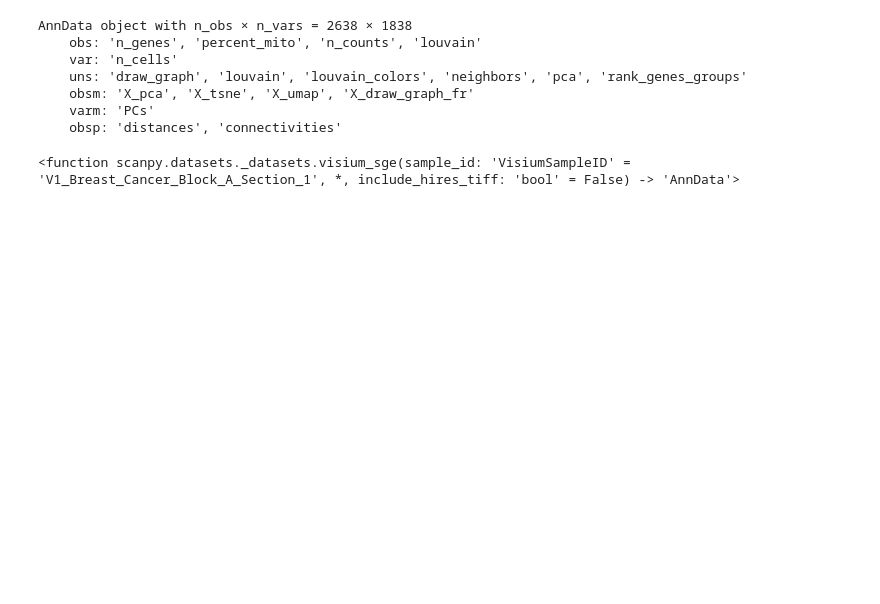
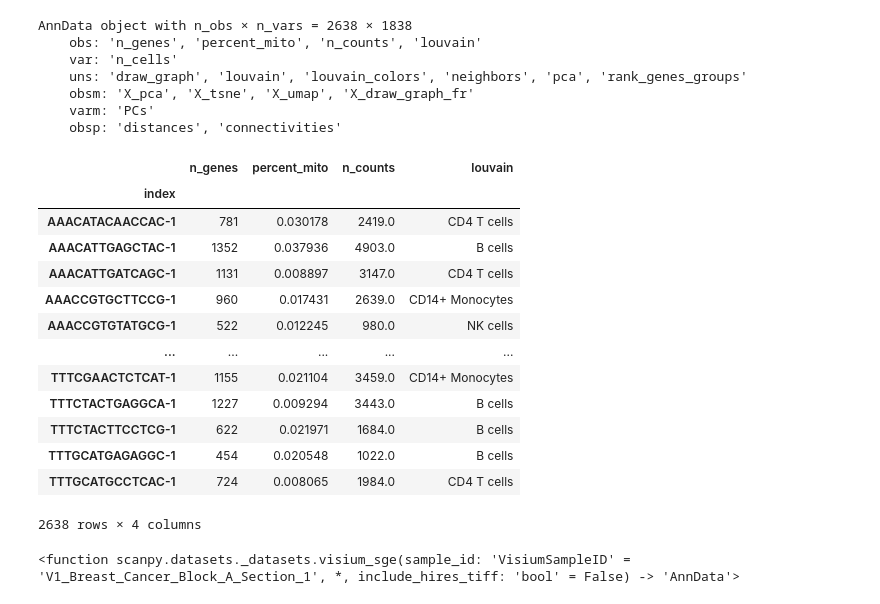
Before and after one commit to mfarnas/bioinformatics, a Jupyter notebook: anndata_start.ipynb, the cells around one changed output. Cells and saved outputs as stored; diff of their text form; code cells hidden in the pictures; blank space fills up the shorter version.

```diff
--- a/anndata_start.ipynb
+++ b/anndata_start.ipynb
@@ -402,6 +489,23 @@ AnnData object with n_obs × n_vars = 2638 × 1838
     obsm: 'X_pca', 'X_tsne', 'X_umap', 'X_draw_graph_fr'
     varm: 'PCs'
     obsp: 'distances', 'connectivities'
+# %%
+adata_pbmc3k.obs
+# %% [output]
+|  | n_genes | percent_mito | n_counts | louvain |
+| index |  |  |  |  |
+| AAACATACAACCAC-1 | 781 | 0.030178 | 2419.0 | CD4 T cells |
+| AAACATTGAGCTAC-1 | 1352 | 0.037936 | 4903.0 | B cells |
+| AAACATTGATCAGC-1 | 1131 | 0.008897 | 3147.0 | CD4 T cells |
+| AAACCGTGCTTCCG-1 | 960 | 0.017431 | 2639.0 | CD14+ Monocytes |
+| AAACCGTGTATGCG-1 | 522 | 0.012245 | 980.0 | NK cells |
+| ... | ... | ... | ... | ... |
+| TTTCGAACTCTCAT-1 | 1155 | 0.021104 | 3459.0 | CD14+ Monocytes |
+| TTTCTACTGAGGCA-1 | 1227 | 0.009294 | 3443.0 | B cells |
+| TTTCTACTTCCTCG-1 | 622 | 0.021971 | 1684.0 | B cells |
+| TTTGCATGAGAGGC-1 | 454 | 0.020548 | 1022.0 | B cells |
+| TTTGCATGCCTCAC-1 | 724 | 0.008065 | 1984.0 | CD4 T cells |
+2638 rows × 4 columns
 # %%
 ## For more datasets, try loading one of these
 sc.datasets.blobs    # Gaussian Blobs.
```
Also changed, not shown: parts of 16 cells of this notebook.
